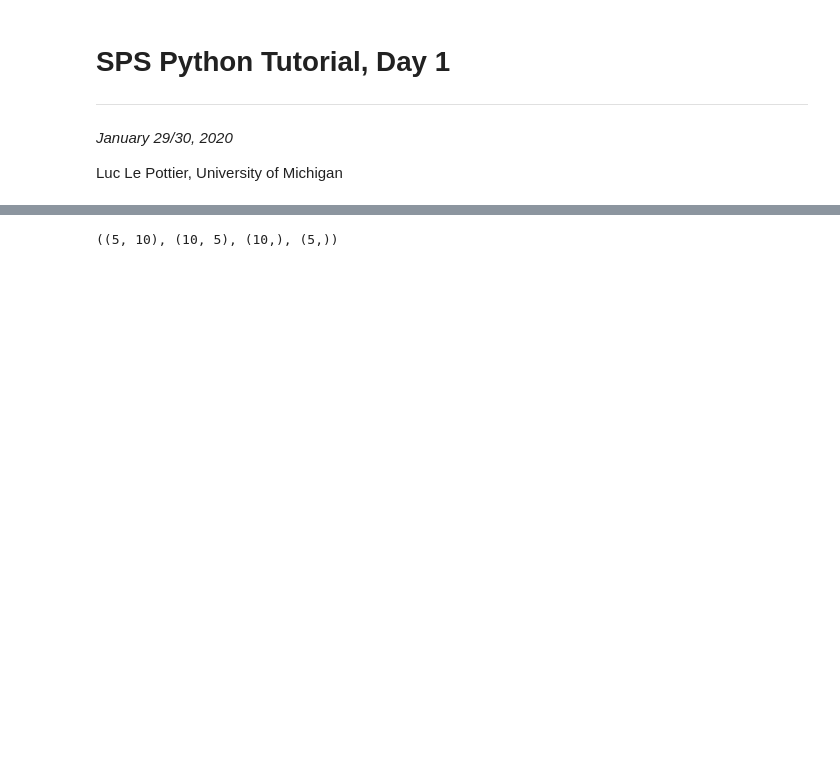
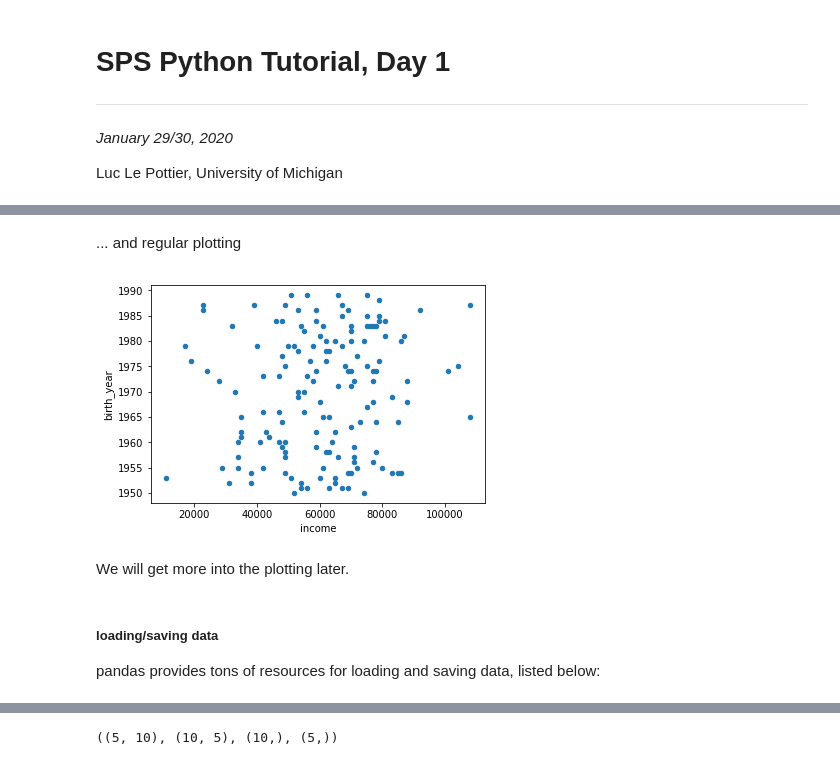
Before and after one commit to luclepot/SPS_ml_tutorial, a Jupyter notebook: day1/2_data.ipynb, the cells around one changed output, grey strips where cells are left out. Cells and saved outputs as stored; diff of their text form; code cells hidden in the pictures; blank space fills up the shorter version.

```diff
--- a/day1/2_data.ipynb
+++ b/day1/2_data.ipynb
@@ -30,0 +327,12 @@ import numpy as np
+# %% [markdown]
+... and regular plotting
+# %%
+_ = data.plot('income', 'birth_year', kind='scatter')
+# %% [output]
+[figure, added]
+# %% [markdown]
+We will get more into the plotting later.
+# %% [markdown]
+##### loading/saving data
+
+pandas provides tons of resources for loading and saving data, listed below:
```
Also changed, not shown: parts of 51 cells of this notebook, 2 other files.
